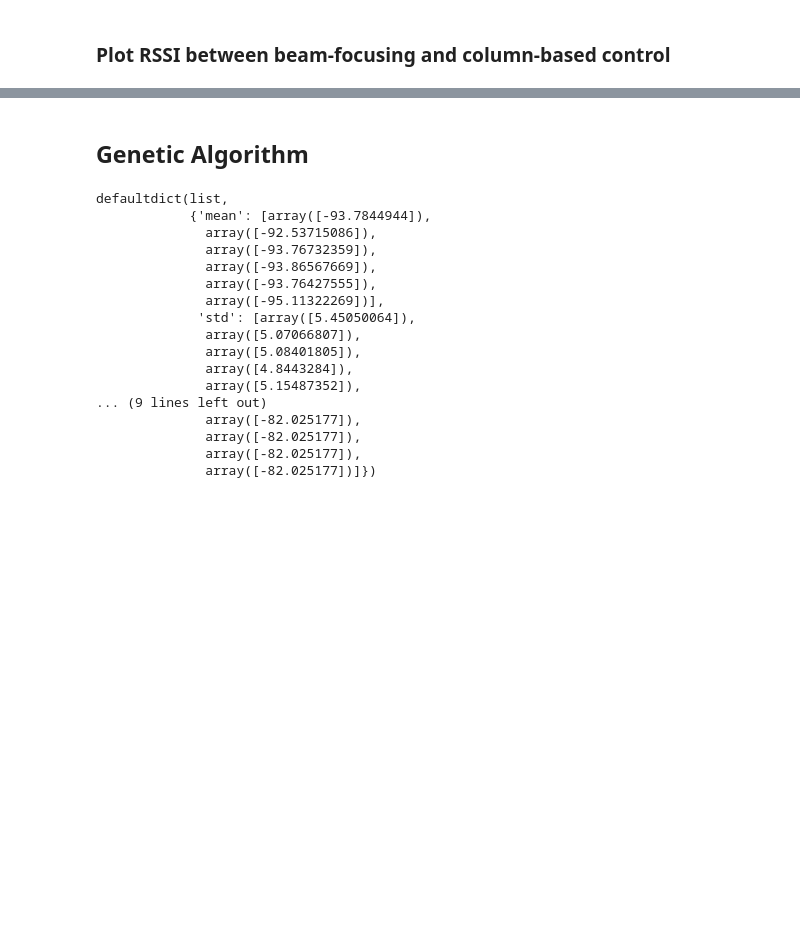
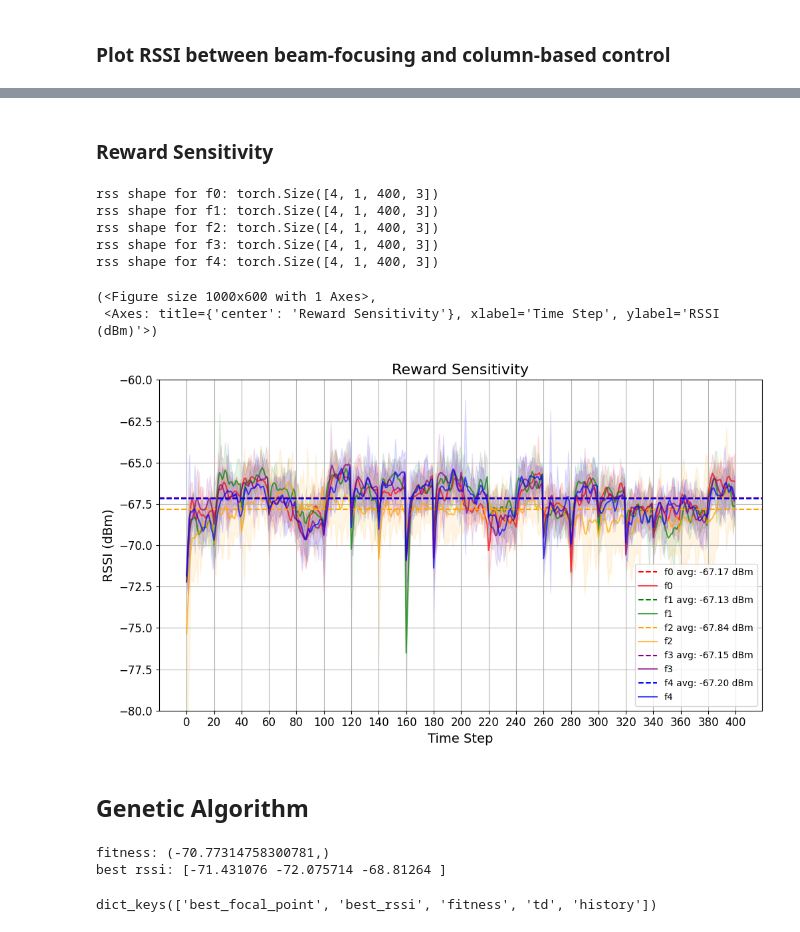
Before and after one commit to hieutrungle/saris_revised, a Jupyter notebook: rs/notebook/hallway_tracking_slow_results.ipynb, the cells around one changed output, grey strips where cells are left out. Cells and saved outputs as stored; diff of their text form; code cells hidden in the pictures; blank space fills up the shorter version.

Commit message:
result analysis

```diff
--- a/rs/notebook/hallway_slow_tracking_results.ipynb
+++ b/rs/notebook/hallway_tracking_slow_results.ipynb
@@ -17,6 +17,11 @@ result_files = {
     "r9": "/home/hieule/research/saris_revised/local_assets/Hallway_L/hallway_focus_3_agents_r9_eval/env_rollout_images.pt",
     "r11": "/home/hieule/research/saris_revised/local_assets/Hallway_L/hallway_focus_3_agents_r11_eval/env_rollout_images.pt",
     "colr7": "/home/hieule/research/saris_revised/local_assets/hallway_1ue_ma_c80_noshared_params_tracking_eval-20250722T045133Z-1-001/hallway_1ue_ma_c80_noshared_params_tracking_eval/env_rollout_images.pt",
+    "f0": "/home/hieule/research/saris_revised/local_assets/Hallway_L/hallway_focus_f0_eval/env_rollout_images.pt",
+    "f1": "/home/hieule/research/saris_revised/local_assets/Hallway_L/hallway_focus_f1_eval/env_rollout_images.pt",
+    "f2": "/home/hieule/research/saris_revised/local_assets/Hallway_L/hallway_focus_3_agents_r7_eval/env_rollout_images.pt",
+    "f3": "/home/hieule/research/saris_revised/local_assets/Hallway_L/hallway_focus_f3_eval/env_rollout_images.pt",
+    "f4": "/home/hieule/research/saris_revised/local_assets/Hallway_L/hallway_focus_f4_eval/env_rollout_images.pt",
 }
 
 all_results = {}
@@ -234,24 +259,48 @@ rss shape for colr7: torch.Size([4, 1, 400, 3])
 [figure]
+# %% [markdown]
+### Reward Sensitivity
+# %%
+rew_sensitivity_results = {
+    "f0": all_results["f0"],
+    "f1": all_results["f1"],
+    "f2": all_results["f2"],
+    "f3": all_results["f3"],
+    "f4": all_results["f4"],
+}
+rew_sensitivity_rssis = {}
+for key, result in rew_sensitivity_results.items():
+    rss = result["agents", "cur_rss"].cpu()
+    rss = [rss[..., 0, i:i+1] for i in range(rss.shape[-1])]
+    rss = torch.cat(rss, dim=-1)
+    print(f"rss shape for {key}: {rss.shape}")
+    tmp = rss.mean(dim=-1)
+    rew_sensitivity_rssis[key] = 10 * torch.log10(tmp) + 30  # Convert to dBm
+rew_sensitivity_colors = {
+        "f0": "red",
+        "f1": "green",
+        "f2": "orange",
+        "f3": "purple",
+        "f4": "blue",
+        }
+
+plot_rssi(rew_sensitivity_rssis, "Reward Sensitivity", ymin=-80, ymax=-60, colors=rew_sensitivity_colors)
+# %% [output]
+rss shape for f0: torch.Size([4, 1, 400, 3])
+rss shape for f1: torch.Size([4, 1, 400, 3])
+rss shape for f2: torch.Size([4, 1, 400, 3])
+rss shape for f3: torch.Size([4, 1, 400, 3])
+rss shape for f4: torch.Size([4, 1, 400, 3])
+(<Figure size 1000x600 with 1 Axes>,
+ <Axes: title={'center': 'Reward Sensitivity'}, xlabel='Time Step', ylabel='RSSI (dBm)'>)
+[figure, added]
 # %% [markdown]
 ## Genetic Algorithm
 # %%
-ga_results = torch.load('/home/hieule/research/saris_revised/local_assets/Hallway_L/hallway_focus_ga_r7/best_focal_point_0.pt', weights_only=False)
-ga_results['history']
+ga_results = torch.load('/home/hieule/research/saris_revised/local_assets/Hallway_L/hallway_focus_ga_r5/best_focal_point_0.pt', weights_only=False)
+print(f"fitness: {ga_results['fitness']}")
+print(f"best rssi: {ga_results['best_rssi']}")
+ga_results.keys()
 # %% [output]
-defaultdict(list,
-            {'mean': [array([-93.7844944]),
-              array([-92.53715086]),
-              array([-93.76732359]),
-              array([-93.86567669]),
-              array([-93.76427555]),
-              array([-95.11322269])],
-             'std': [array([5.45050064]),
-              array([5.07066807]),
-              array([5.08401805]),
-              array([4.8443284]),
-              array([5.15487352]),
-... (9 lines left out)
-              array([-82.025177]),
-              array([-82.025177]),
-              array([-82.025177]),
-              array([-82.025177])]})
+fitness: (-70.77314758300781,)
+best rssi: [-71.431076 -72.075714 -68.81264 ]
+dict_keys(['best_focal_point', 'best_rssi', 'fitness', 'td', 'history'])
```
Also changed, not shown: parts of 10 cells of this notebook, 3 other files.
